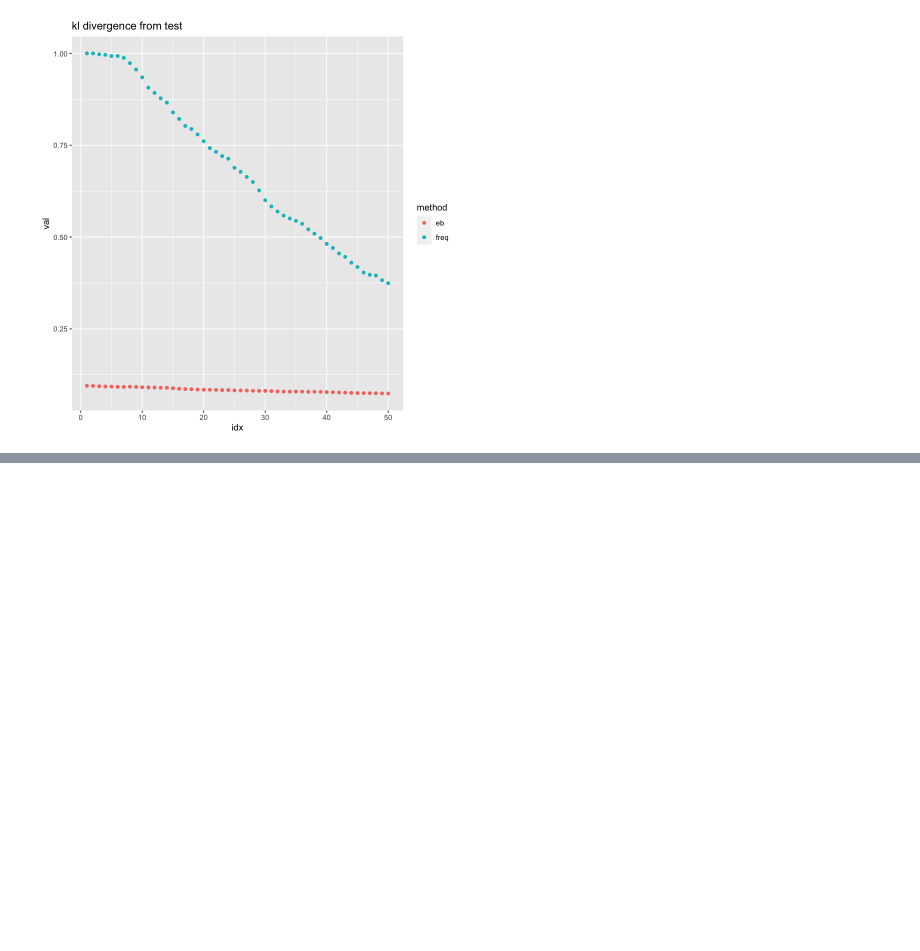
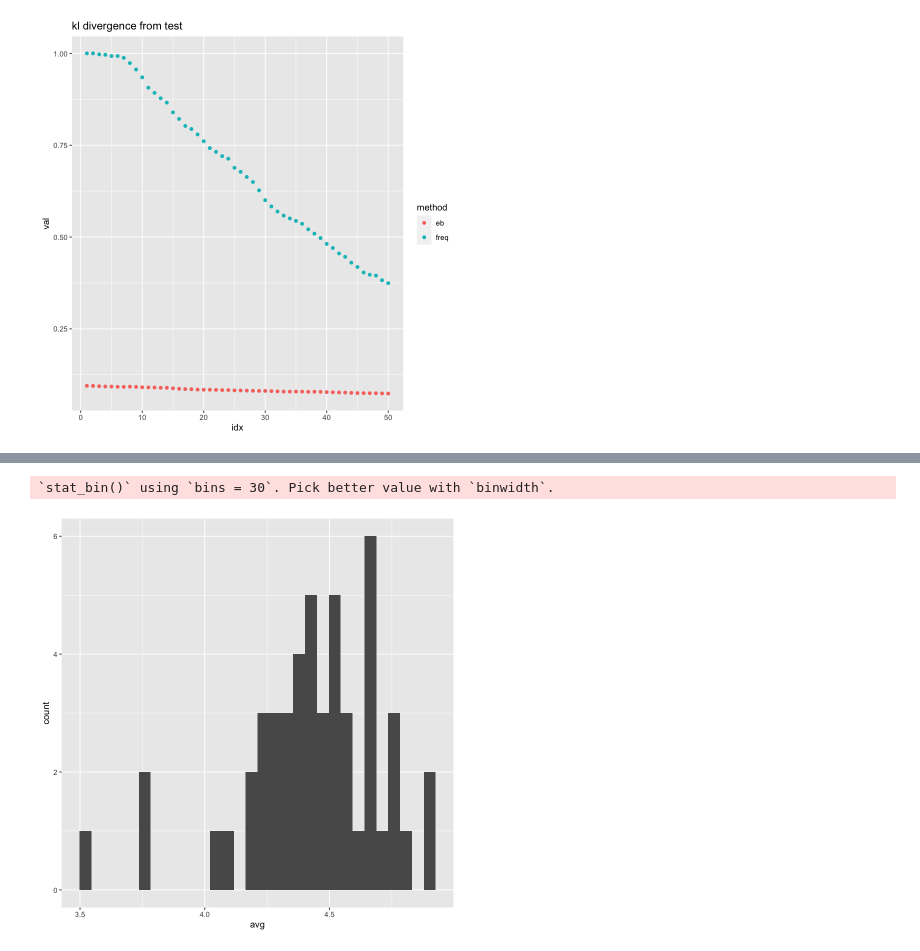
Before and after one commit to LEFTA98/empirical_bayes, a Jupyter notebook: eb_experiments_1.ipynb, the cells around one changed output, grey strips where cells are left out. Saved outputs shown, nothing was run; the diff lists cells and outputs as text; code cells hidden in the pictures; blank space fills up the shorter version.

```diff
--- a/eb_experiments_1.ipynb
+++ b/eb_experiments_1.ipynb
@@ -131,7 +131,7 @@ df.test_eval = group_by(df.test, item) %>%
 df.test_eval <- dcast(setDT(df.test_eval), item ~ rating, fun.aggregate = length) %>% arrange(item)
 colnames(df.test_eval) <- c("item", "n1", "n2", "n3", "n4", "n5")
 df.test_eval$n = df.test_eval$"n1" + df.test_eval$"n2" + df.test_eval$"n3" + df.test_eval$"n4" + df.test_eval$"n5"
-df.test_eval <- transmute(df.test_eval, n1 = n1 / n, n2 = n2 / n, n3 = n3 / n, n4 = n4 / n, n5 = n5 / n)
+df.test_eval <- transmute(df.test_eval, item=item, n1 = n1 / n, n2 = n2 / n, n3 = n3 / n, n4 = n4 / n, n5 = n5 / n)
 
 num_eval_products = nrow(df.test_eval)
 # %% [markdown]
@@ -161,16 +161,21 @@ for (i in c(1:50)) {
   colnames(df.test_learn_subset) <- c("item", "n1", "n2", "n3", "n4", "n5")
   df.test_learn_subset$n = df.test_learn_subset$"n1" + df.test_learn_subset$"n2" + df.test_learn_subset$"n3" + df.test_learn_subset$"n4" + df.test_learn_subset$"n5"
 
-  df.test_learn_f <- transmute(df.test_learn_subset, n1 = n1 / n, n2 = n2 / n, n3 = n3 / n, n4 = n4 / n, n5 = n5 / n)
-  df.test_learn_b <- mutate(df.test_learn_subset, b1 = n1 + alphas[1], b2 = n2 + alphas[2], b3 = n3 + alphas[3],
+  df.test_learn_f <- transmute(df.test_learn_subset, item=item, avg = (n1+n2*2+n3*3+n4*4+n5*5)/n, n1 = n1 / n, n2 = n2 / n, n3 = n3 / n, n4 = n4 / n, n5 = n5 / n)
+  df.test_learn_b <- mutate(df.test_learn_subset, item=item, b1 = n1 + alphas[1], b2 = n2 + alphas[2], b3 = n3 + alphas[3],
          b4 = n4 + alphas[4], b5 = n5 + alphas[5], b = n + sum(alphas))
-  df.test_learn_b <- transmute(df.test_learn_b, b1 = b1 / b, b2 = b2 / b, b3 = b3 / b, b4 = b4 / b, b5 = b5 / b)
+  df.test_learn_b <- transmute(df.test_learn_b, item=item, avg = (b1+b2*2+b3*3+b4*4+b5*5)/n, b1 = b1 / b, b2 = b2 / b, b3 = b3 / b, b4 = b4 / b, b5 = b5 / b)
 
-  f_mse = rowSums((df.test_learn_f - df.test_eval)^2)
-  b_mse = rowSums((df.test_learn_b - df.test_eval)^2)
-  f_kl = rowSums(df.test_eval*log(df.test_eval/df.test_learn_f), na.rm = TRUE)
+  df.test_learn_f <- df.test_learn_f %>% select(-c(item, avg))
+  df.test_learn_b <- df.test_learn_b %>% select(-c(item, avg))
+
+  df.test_eval_modified <- select(df.test_eval, -c(item))
+
+  f_mse = rowSums((df.test_learn_f - df.test_eval_modified)^2)
+  b_mse = rowSums((df.test_learn_b - df.test_eval_modified)^2)
+  f_kl = rowSums(df.test_eval_modified*log(df.test_eval/df.test_learn_f), na.rm = TRUE)
   f_kl[!is.finite(f_kl)] = 1
-  b_kl = rowSums(df.test_eval*log(df.test_eval/df.test_learn_b), na.rm = TRUE)
+  b_kl = rowSums(df.test_eval_modified*log(df.test_eval/df.test_learn_b), na.rm = TRUE)
   b_kl[!is.finite(b_kl)] = 1
 
   mses_f[[i]] = f_mse
@@ -205,0 +213,2 @@ ggplot(kls, aes(x=idx, y=val, color=method)) +
+# %%
+test_eval_subset = df.test_eval %>% mutate(avg = n1+2*n2+3*n3+4*n4+5*n5)
@@ -205,0 +237,13 @@ ggplot(kls, aes(x=idx, y=val, color=method)) +
+# %%
+set.seed(1729)
+
+test_eval_subset_1 <- test_eval_subset %>% filter(avg <= 2)
+test_eval_subset_1 <- test_eval_subset_1 %>% sample_n(min(10, nrow(test_eval_subset_1)))
+test_eval_subset_2 <- test_eval_subset %>% filter(avg <= 3, avg > 2)
+test_eval_subset_2 <- test_eval_subset_2 %>% sample_n(min(10, nrow(test_eval_subset_2)))
+test_eval_subset_3 <- test_eval_subset %>% filter(avg <= 4, avg > 3)
+test_eval_subset_3 <- test_eval_subset_3 %>% sample_n(min(10, nrow(test_eval_subset_3)))
+test_eval_subset_4 <- test_eval_subset %>% filter(avg > 4)
+test_eval_subset_4 <- test_eval_subset_4 %>% sample_n(min(10, nrow(test_eval_subset_4)))
+
+test_eval_subset <- rbind(test_eval_subset_1, test_eval_subset_2, test_eval_subset_3, test_eval_subset_4)
@@ -205,0 +272,6 @@ ggplot(kls, aes(x=idx, y=val, color=method)) +
+# %%
+ggplot(test_eval_subset, aes(x=avg)) +
+    geom_histogram()
+# %% [output]
+`stat_bin()` using `bins = 30`. Pick better value with `binwidth`.
+[figure, added]
```
Also changed, not shown: parts of 3 cells of this notebook.
